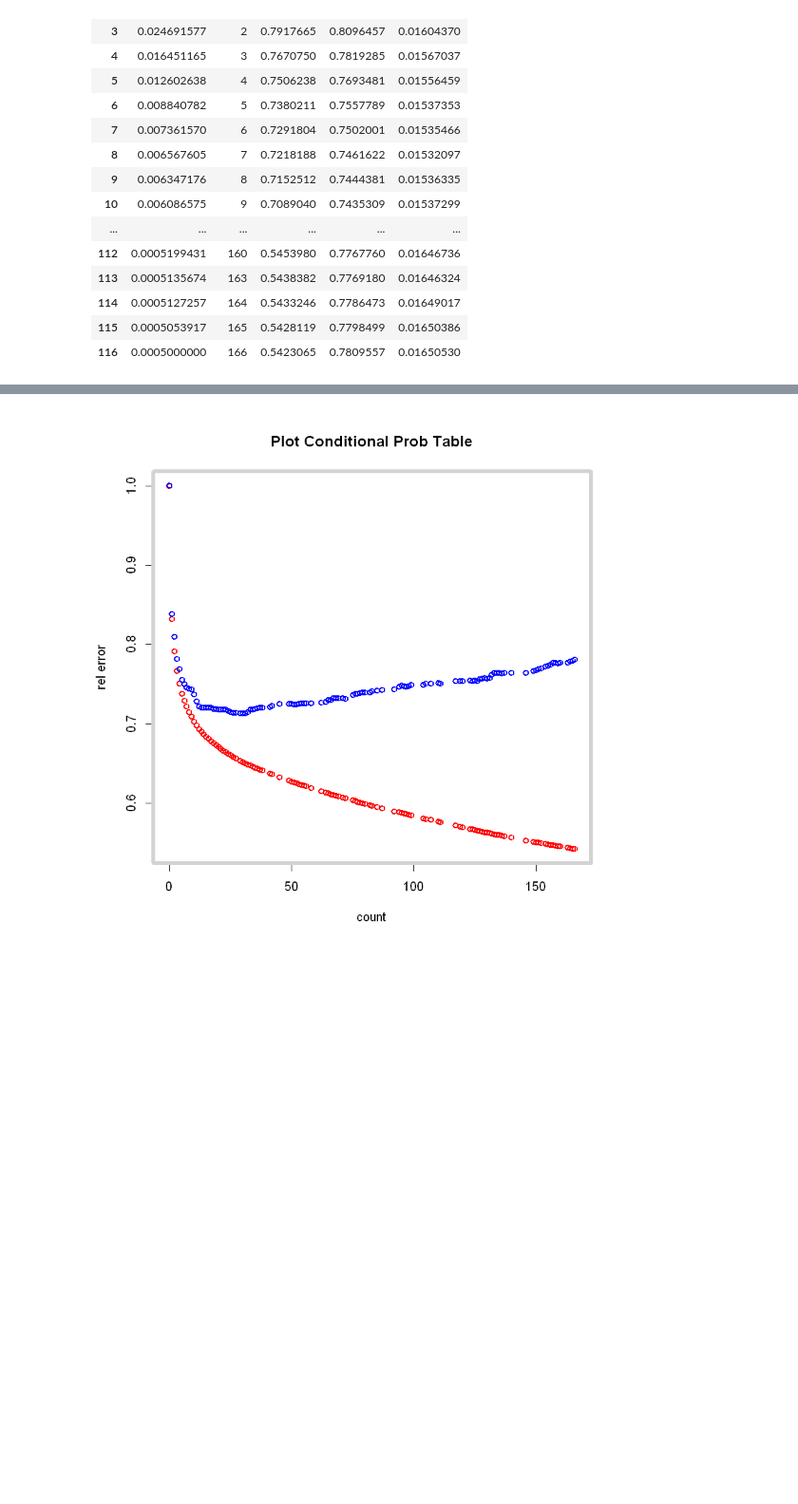
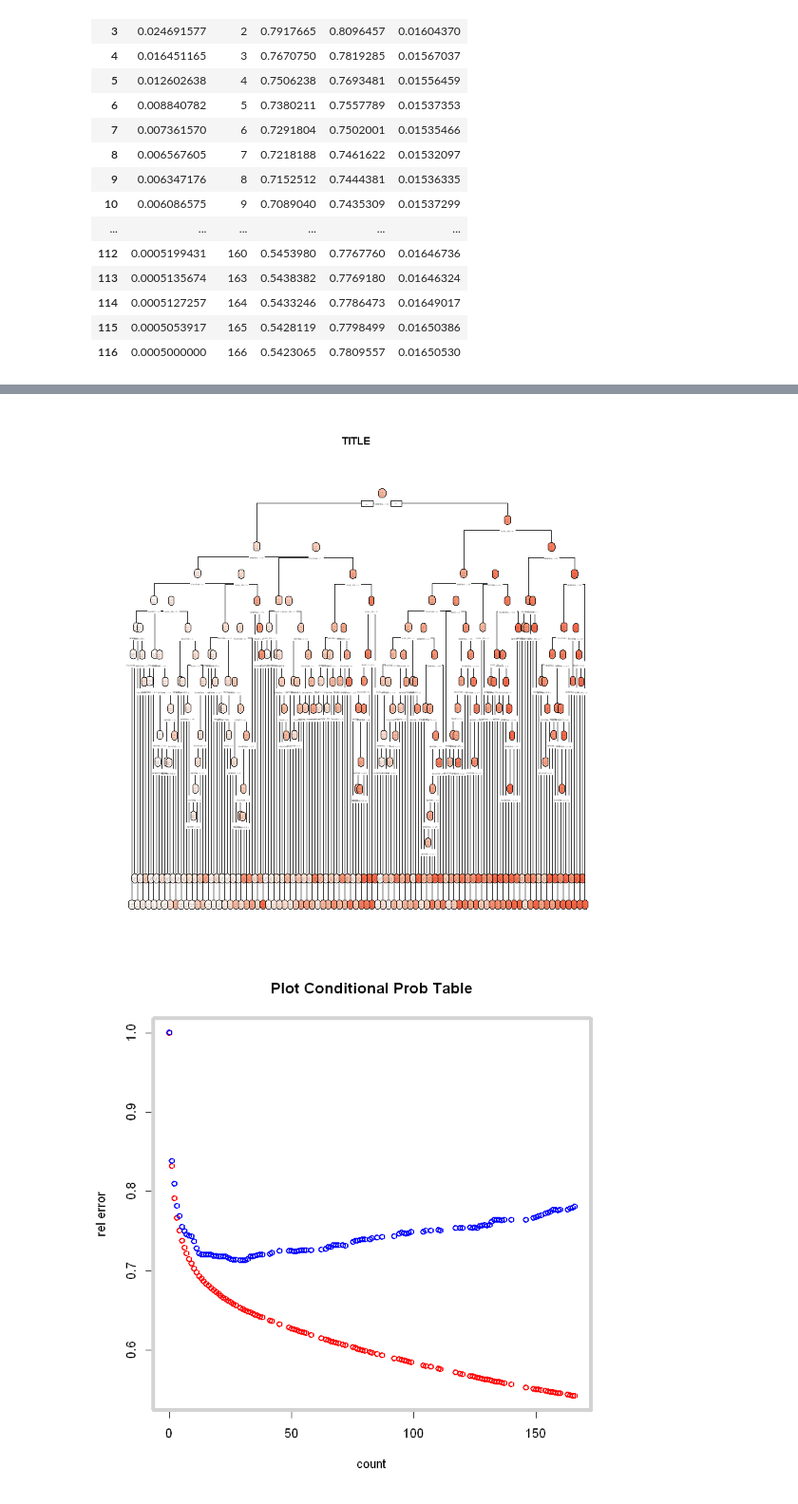
Before and after one commit to chesterqualls/Data-Science-Meetup-11-8-18-Materials, a Jupyter notebook: Example ECLSK.ipynb, the cells around one changed output, grey strips where cells are left out. Shown at 95% size. Cells and saved outputs as stored; diff of their text form; code cells hidden in the pictures; blank space fills up the shorter version.

```diff
--- a/Example ECLSK.ipynb
+++ b/Example ECLSK.ipynb
@@ -132,3 +134,6 @@ Tree2$cptable
 | 114 | 0.0005127257 | 164 | 0.5433246 | 0.7786473 | 0.01649017 |
 | 115 | 0.0005053917 | 165 | 0.5428119 | 0.7798499 | 0.01650386 |
 | 116 | 0.0005000000 | 166 | 0.5423065 | 0.7809557 | 0.01650530 |
+# %%
+rpart.plot(Tree2, box.palette = "Reds",main='TITLE')
+# %% [output]
@@ -135,3 +142,4 @@ Tree2$cptable
+[figure, added]
 # %%
 plot(Tree2$cptable[,2], Tree2$cptable[,3], type = "p",col="red", lwd = 2,
     ylab='rel error',
```
Also changed, not shown: parts of 2 cells of this notebook.
